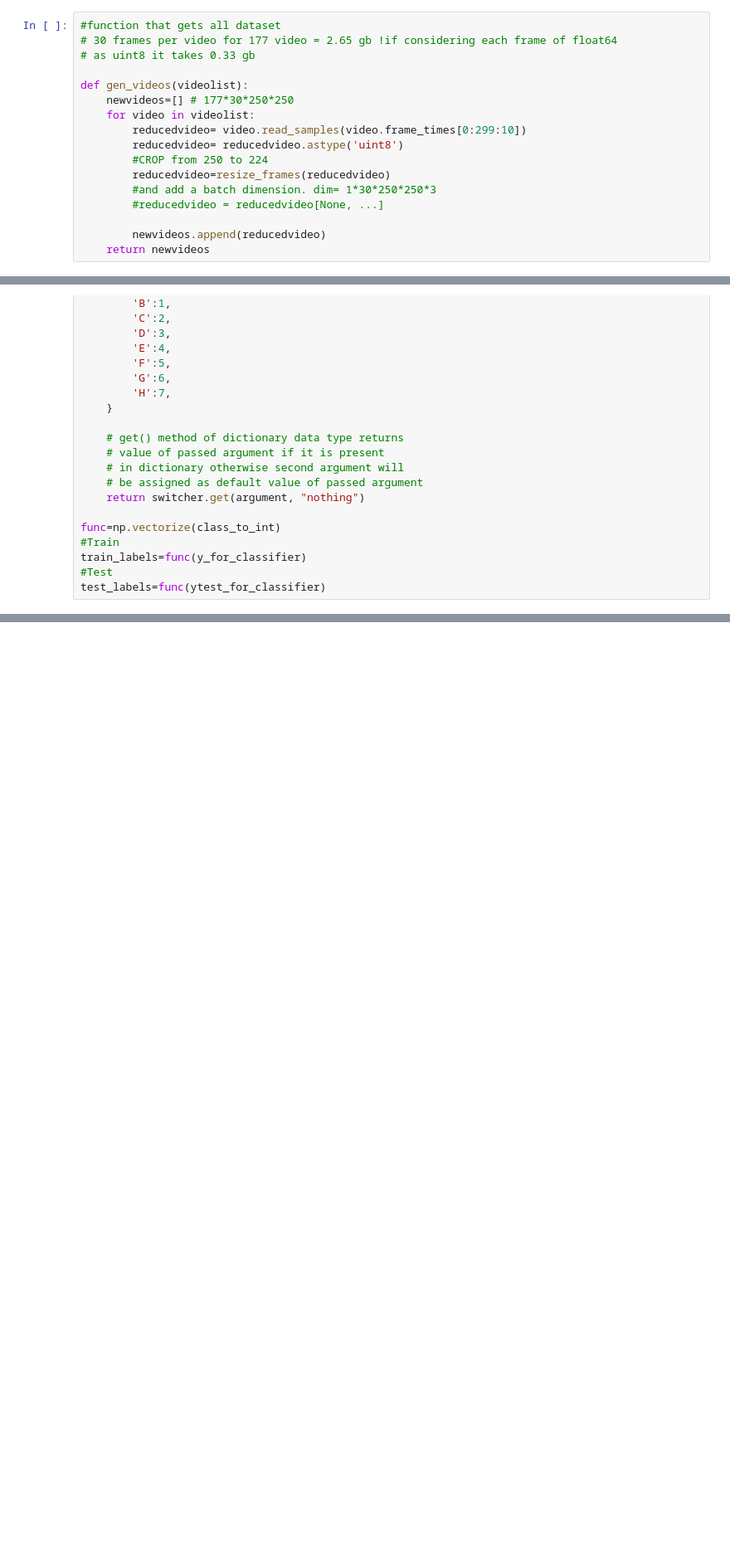
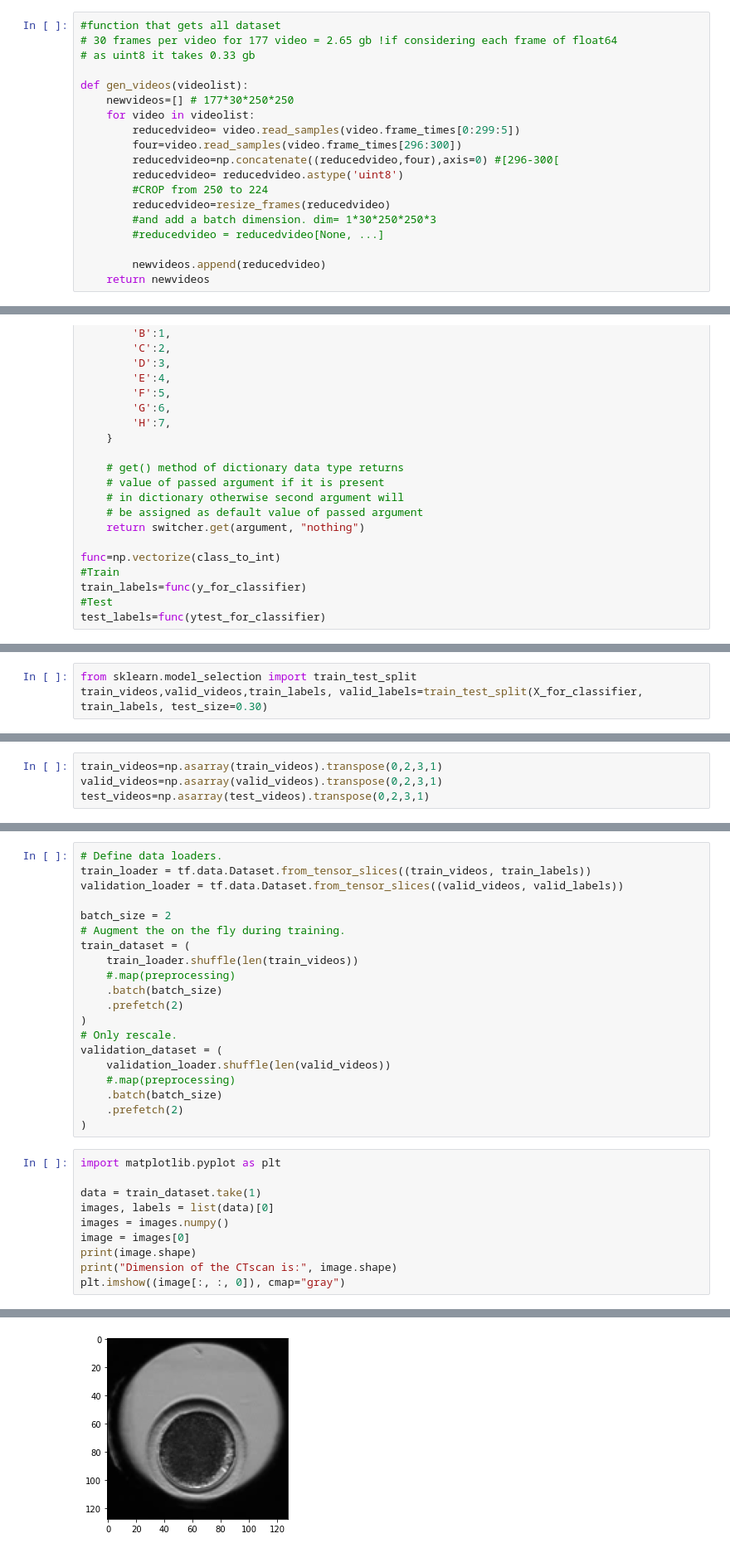
Before and after one commit to jacobo-r/bovine_baseline, a Jupyter notebook: conv3d-baseline.ipynb, the cells around one changed output, grey strips where cells are left out. Shown: that part at 83% size. Saved outputs shown, nothing was run; the diff lists cells and outputs as text; blank space fills up the shorter version.

```diff
--- a/conv3d-baseline.ipynb
+++ b/conv3d-baseline.ipynb
@@ -53,7 +54,9 @@ def resize_frames(video):
 def gen_videos(videolist):
     newvideos=[] # 177*30*250*250
     for video in videolist:
-        reducedvideo= video.read_samples(video.frame_times[0:299:10])
+        reducedvideo= video.read_samples(video.frame_times[0:299:5])
+        four=video.read_samples(video.frame_times[296:300])
+        reducedvideo=np.concatenate((reducedvideo,four),axis=0) #[296-300[
         reducedvideo= reducedvideo.astype('uint8')
         #CROP from 250 to 224
         reducedvideo=resize_frames(reducedvideo)
@@ -116,0 +108,3 @@ NameError: name 'sample_shape' is not defined
+# %%
+from sklearn.model_selection import train_test_split
+train_videos,valid_videos,train_labels, valid_labels=train_test_split(X_for_classifier, train_labels, test_size=0.30)
@@ -116,0 +122,4 @@ NameError: name 'sample_shape' is not defined
+# %%
+train_videos=np.asarray(train_videos).transpose(0,2,3,1)
+valid_videos=np.asarray(valid_videos).transpose(0,2,3,1)
+test_videos=np.asarray(test_videos).transpose(0,2,3,1)
@@ -116,0 +158,31 @@ NameError: name 'sample_shape' is not defined
+# %%
+# Define data loaders.
+train_loader = tf.data.Dataset.from_tensor_slices((train_videos, train_labels))
+validation_loader = tf.data.Dataset.from_tensor_slices((valid_videos, valid_labels))
+
+batch_size = 2
+# Augment the on the fly during training.
+train_dataset = (
+    train_loader.shuffle(len(train_videos))
+    #.map(preprocessing)
+    .batch(batch_size)
+    .prefetch(2)
+)
+# Only rescale.
+validation_dataset = (
+    validation_loader.shuffle(len(valid_videos))
+    #.map(preprocessing)
+    .batch(batch_size)
+    .prefetch(2)
+)
+# %%
+import matplotlib.pyplot as plt
+
+data = train_dataset.take(1)
+images, labels = list(data)[0]
+images = images.numpy()
+image = images[0]
+print(image.shape)
+print("Dimension of the CTscan is:", image.shape)
+plt.imshow((image[:, :, 0]), cmap="gray")
+# %% [output]
@@ -116,0 +192 @@ NameError: name 'sample_shape' is not defined
+[figure, added]
```
Also changed, not shown: parts of 15 cells of this notebook.
